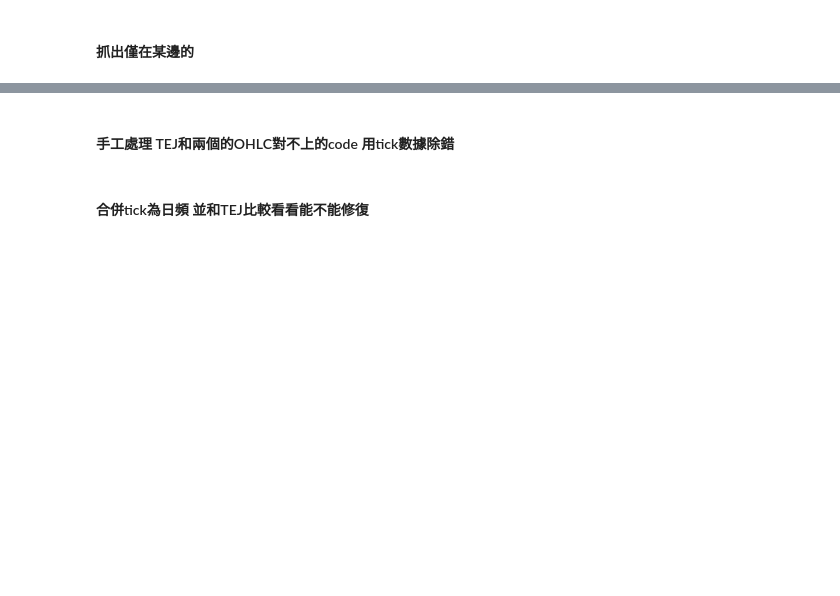
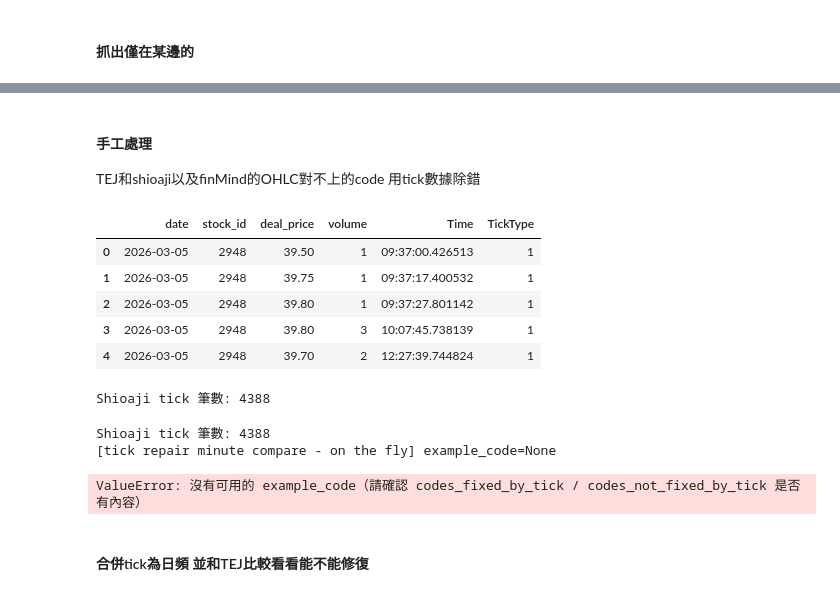
Before and after one commit to frankchu8778/quant_project, a Jupyter notebook: src/manage_database/TW_stock/get_min_daily_tmp.ipynb, the cells around one changed output, grey strips where cells are left out. Cells and saved outputs as stored; diff of their text form; code cells hidden in the pictures; blank space fills up the shorter version.

```diff
--- a/src/manage_database/TW_stock/get_min_daily_tmp.ipynb
+++ b/src/manage_database/TW_stock/get_min_daily_tmp.ipynb
@@ -1133,37 +1320,48 @@ print("僅在 finMind=TEJ(去除兩者皆等):", codes_finmind_direct_adopt)
 # %% [markdown]
-#### 手工處理 TEJ和兩個的OHLC對不上的code 用tick數據除錯
+#### 手工處理
+TEJ和shioaji以及finMind的OHLC對不上的code 用tick數據除錯
 # %%
 # 🤖 BOT: 此段逐一下載 tick 數據，速度較慢；若 codes_both_neq_tej 為空則可跳過；若 API 額度不足需手動處理
 df_list_tmp = []
 for code in codes_both_neq_tej:
     df = finmind_api.taiwan_stock_tick(
         stock_id=code,
         date=target_date
     )
 
     df_list_tmp.append(df)
-df_both_neq_tej = pd.concat(df_list_tmp, ignore_index=True)
+df_finMind_both_neq_tej = pd.concat(df_list_tmp, ignore_index=True)
 del df_list_tmp
 gc.collect()
-display(df_both_neq_tej.head())
+display(df_finMind_both_neq_tej.head())
+# %% [output]
+|  | date | stock_id | deal_price | volume | Time | TickType |
+| 0 | 2026-03-05 | 2948 | 39.50 | 1 | 09:37:00.426513 | 1 |
+| 1 | 2026-03-05 | 2948 | 39.75 | 1 | 09:37:17.400532 | 1 |
+| 2 | 2026-03-05 | 2948 | 39.80 | 1 | 09:37:27.801142 | 1 |
+| 3 | 2026-03-05 | 2948 | 39.80 | 3 | 10:07:45.738139 | 1 |
+| 4 | 2026-03-05 | 2948 | 39.70 | 2 | 12:27:39.744824 | 1 |
+# %%
+# 對 codes_both_neq_tej 取得 shioaji tick 數據（與 FinMind 同範圍）
+df_list_shioaji = []
+for code in codes_both_neq_tej:
+    try:
+        contract = shioaji_api.Contracts.Stocks[str(code)]
+        ticks = shioaji_api.ticks(contract=contract, date=target_date)
+        df_t = pd.DataFrame({**ticks})
+        df_t['ts'] = pd.to_datetime(df_t['ts'])
+        df_t['code'] = str(code)
+        df_t['date'] = df_t['ts'].dt.strftime('%Y-%m-%d')
+        df_list_shioaji.append(df_t)
+    except Exception as e:
+        print(f"shioaji tick 取得失敗 {code}: {e}")
+df_shioaji_both_neq_tej = pd.concat(df_list_shioaji, ignore_index=True) if df_list_shioaji else pd.DataFrame()
+del df_list_shioaji
+gc.collect()
+print(f"Shioaji tick 筆數: {len(df_shioaji_both_neq_tej)}")
+# %% [output]
+Shioaji tick 筆數: 4388
 # %%
-# 對 codes_both_neq_tej 取得 shioaji tick 數據（與 FinMind 同範圍）
-df_list_shioaji = []
-for code in codes_both_neq_tej:
-    try:
-        contract = shioaji_api.Contracts.Stocks[str(code)]
-        ticks = shioaji_api.ticks(contract=contract, date=target_date)
-        df_t = pd.DataFrame({**ticks})
-        df_t['ts'] = pd.to_datetime(df_t['ts'])
-        df_t['code'] = str(code)
-        df_t['date'] = df_t['ts'].dt.strftime('%Y-%m-%d')
-        df_list_shioaji.append(df_t)
-    except Exception as e:
-        print(f"shioaji tick 取得失敗 {code}: {e}")
-df_shioaji_both_neq_tej = pd.concat(df_list_shioaji, ignore_index=True) if df_list_shioaji else pd.DataFrame()
-del df_list_shioaji
-gc.collect()
-print(f"Shioaji tick 筆數: {len(df_shioaji_both_neq_tej)}")
 # tick->minute 即時合成示例：避免依賴中間變數
 # 用 example_code 舉例比對：tick 合成分鐘OHLC vs one_min_df（排除 filled / zero_vol_filled）
 
@@ -1336,7 +1534,7 @@ def build_shioaji_tick_minute(df_tick: pd.DataFrame, code: str):
     return tick_min
 
 # 5) 執行比對（只比對舉例 code）
-fin_tick = globals().get('df_both_neq_tej', None)
+fin_tick = globals().get('df_finMind_both_neq_tej', None)
 shio_tick = globals().get('df_shioaji_both_neq_tej', None)
 
 fin_min = build_finmind_tick_minute(fin_tick, example_code)
@@ -1461,5 +1659,9 @@ compare_daily_to_tej(shio_daily_from_tick, 'Shioaji(tick->min->daily)')
 
 minute_daily_from_min = build_daily_from_minute_ohlc(orig_cmp)
 compare_daily_to_tej(minute_daily_from_min, 'MinuteK(orig_min->daily)')
+# %% [output]
+Shioaji tick 筆數: 4388
+[tick repair minute compare - on the fly] example_code=None
+ValueError: 沒有可用的 example_code（請確認 codes_fixed_by_tick / codes_not_fixed_by_tick 是否有內容）
 # %% [markdown]
 #### 合併tick為日頻 並和TEJ比較看看能不能修復
```
Also changed, not shown: parts of 25 cells of this notebook.
